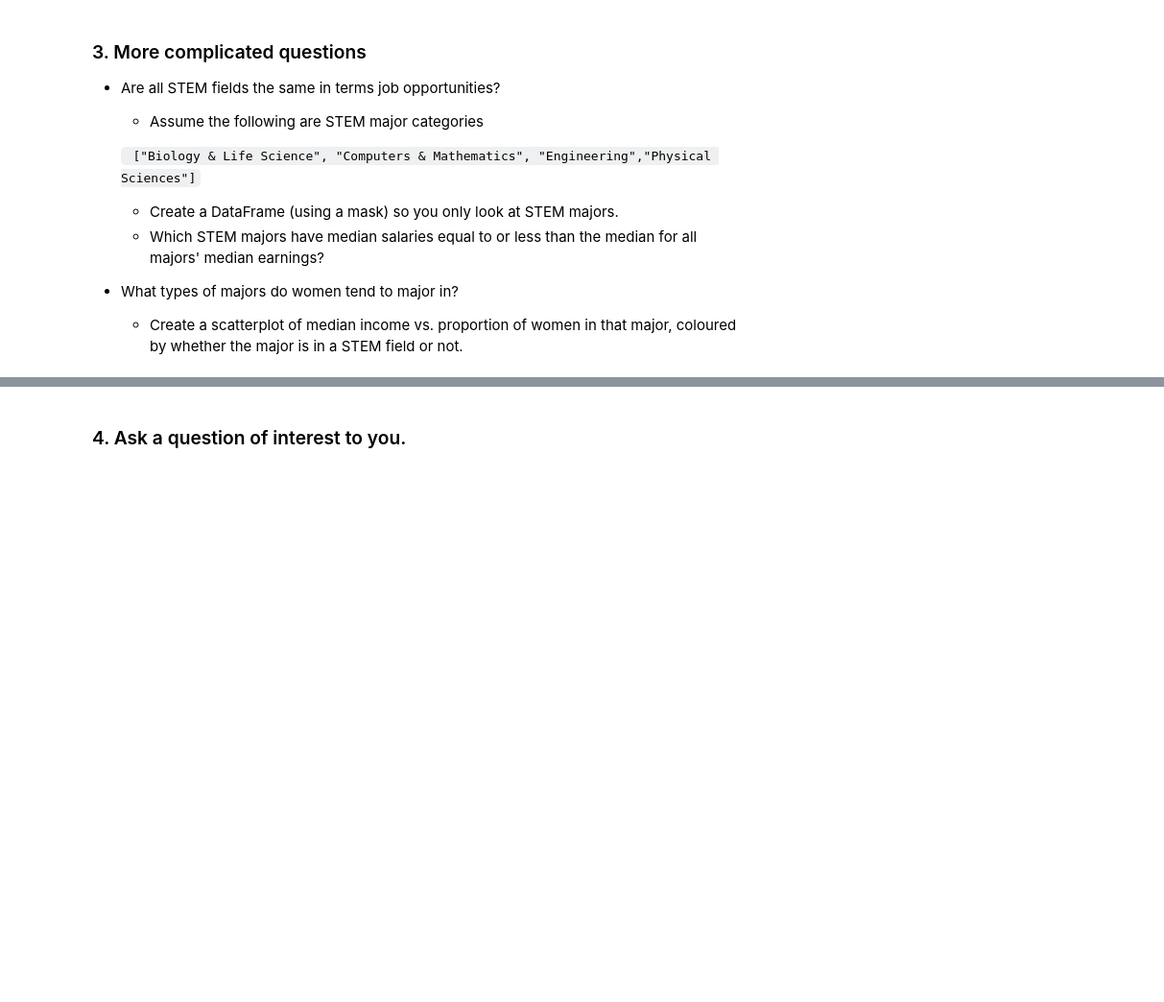
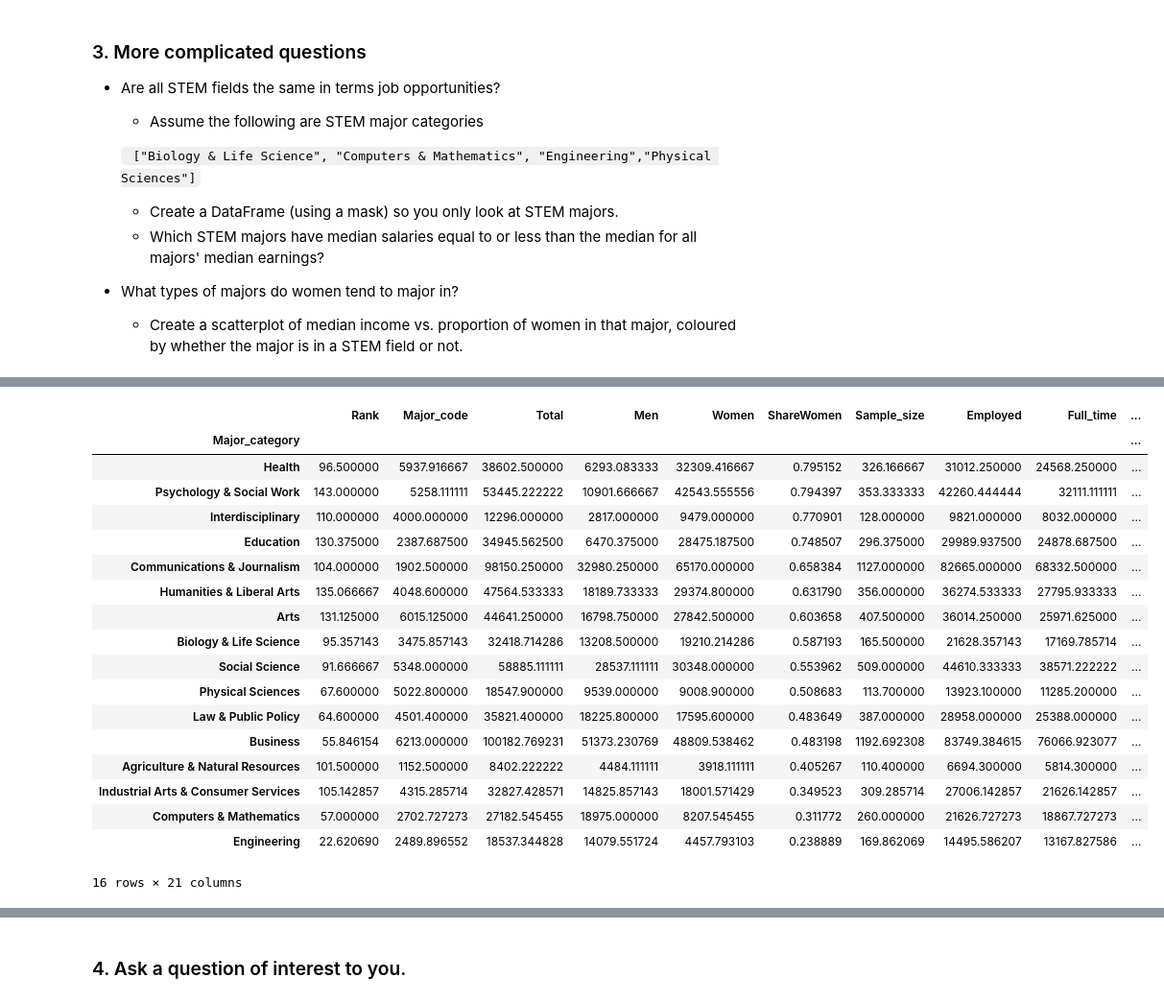
Before and after one commit to colesmi/Day7, a Jupyter notebook: Day7-HW.ipynb, the cells around one changed output, grey strips where cells are left out. Shown at 96% size. Cells and saved outputs as stored; diff of their text form; code cells hidden in the pictures; blank space fills up the shorter version.

```diff
--- a/Day7-HW.ipynb
+++ b/Day7-HW.ipynb
@@ -388,2 +404,23 @@ DF_raw[STEM]
 # %%
-#
+wo = DF_raw.groupby('Major_category').mean('ShareWomen')
+wo.sort_values('ShareWomen', ascending = False)
+# %% [output]
+|  | Rank | Major_code | Total | Men | Women | ShareWomen | Sample_size | Employed | Full_time | ... |
+| Major_category |  |  |  |  |  |  |  |  |  | ... |
+| Health | 96.500000 | 5937.916667 | 38602.500000 | 6293.083333 | 32309.416667 | 0.795152 | 326.166667 | 31012.250000 | 24568.250000 | ... |
+| Psychology & Social Work | 143.000000 | 5258.111111 | 53445.222222 | 10901.666667 | 42543.555556 | 0.794397 | 353.333333 | 42260.444444 | 32111.111111 | ... |
+| Interdisciplinary | 110.000000 | 4000.000000 | 12296.000000 | 2817.000000 | 9479.000000 | 0.770901 | 128.000000 | 9821.000000 | 8032.000000 | ... |
+| Education | 130.375000 | 2387.687500 | 34945.562500 | 6470.375000 | 28475.187500 | 0.748507 | 296.375000 | 29989.937500 | 24878.687500 | ... |
+| Communications & Journalism | 104.000000 | 1902.500000 | 98150.250000 | 32980.250000 | 65170.000000 | 0.658384 | 1127.000000 | 82665.000000 | 68332.500000 | ... |
+| Humanities & Liberal Arts | 135.066667 | 4048.600000 | 47564.533333 | 18189.733333 | 29374.800000 | 0.631790 | 356.000000 | 36274.533333 | 27795.933333 | ... |
+| Arts | 131.125000 | 6015.125000 | 44641.250000 | 16798.750000 | 27842.500000 | 0.603658 | 407.500000 | 36014.250000 | 25971.625000 | ... |
+| Biology & Life Science | 95.357143 | 3475.857143 | 32418.714286 | 13208.500000 | 19210.214286 | 0.587193 | 165.500000 | 21628.357143 | 17169.785714 | ... |
+| Social Science | 91.666667 | 5348.000000 | 58885.111111 | 28537.111111 | 30348.000000 | 0.553962 | 509.000000 | 44610.333333 | 38571.222222 | ... |
+| Physical Sciences | 67.600000 | 5022.800000 | 18547.900000 | 9539.000000 | 9008.900000 | 0.508683 | 113.700000 | 13923.100000 | 11285.200000 | ... |
+| Law & Public Policy | 64.600000 | 4501.400000 | 35821.400000 | 18225.800000 | 17595.600000 | 0.483649 | 387.000000 | 28958.000000 | 25388.000000 | ... |
+| Business | 55.846154 | 6213.000000 | 100182.769231 | 51373.230769 | 48809.538462 | 0.483198 | 1192.692308 | 83749.384615 | 76066.923077 | ... |
+| Agriculture & Natural Resources | 101.500000 | 1152.500000 | 8402.222222 | 4484.111111 | 3918.111111 | 0.405267 | 110.400000 | 6694.300000 | 5814.300000 | ... |
+| Industrial Arts & Consumer Services | 105.142857 | 4315.285714 | 32827.428571 | 14825.857143 | 18001.571429 | 0.349523 | 309.285714 | 27006.142857 | 21626.142857 | ... |
+| Computers & Mathematics | 57.000000 | 2702.727273 | 27182.545455 | 18975.000000 | 8207.545455 | 0.311772 | 260.000000 | 21626.727273 | 18867.727273 | ... |
+| Engineering | 22.620690 | 2489.896552 | 18537.344828 | 14079.551724 | 4457.793103 | 0.238889 | 169.862069 | 14495.586207 | 13167.827586 | ... |
+16 rows × 21 columns
```
Also changed, not shown: parts of 4 cells of this notebook.
